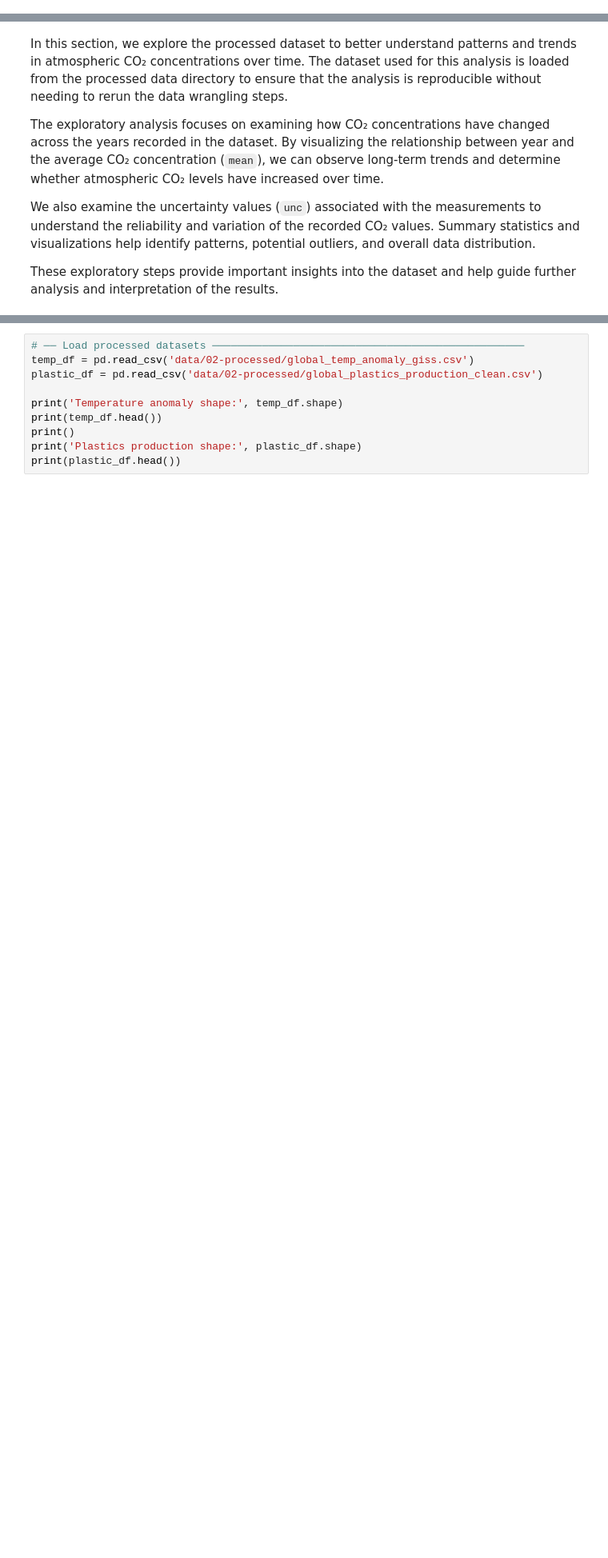
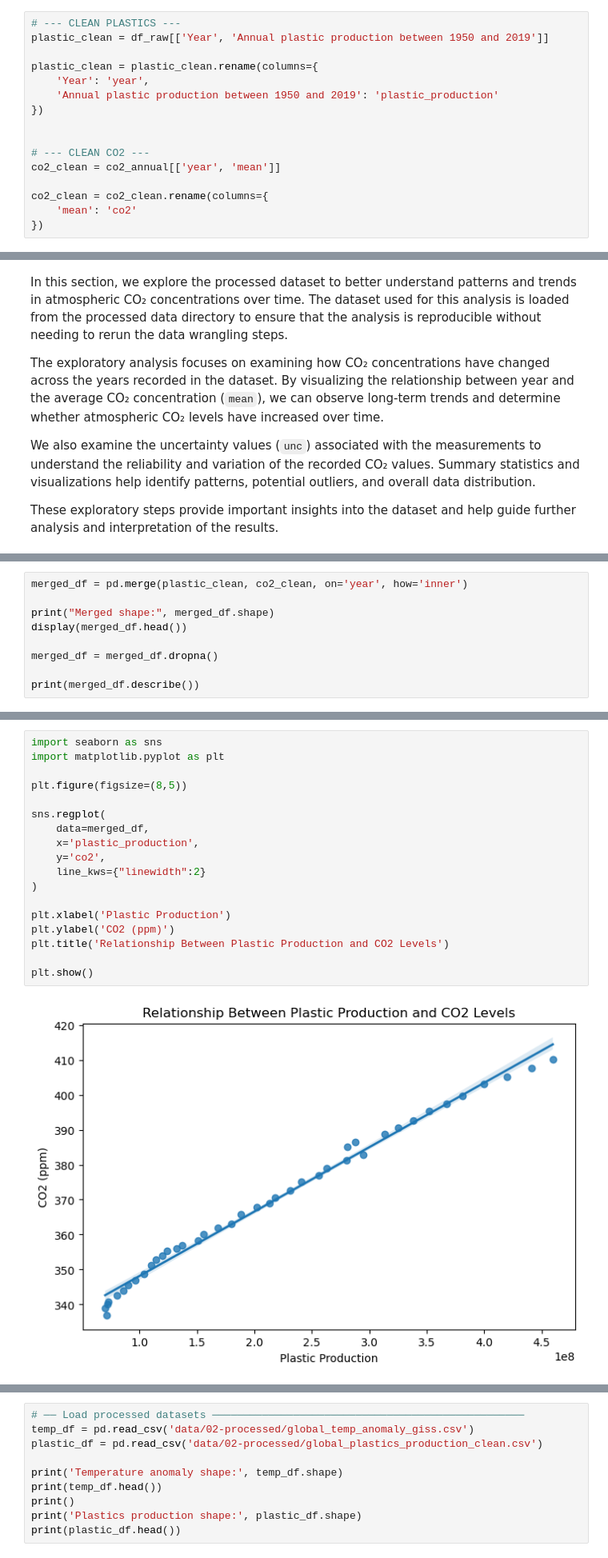
Before and after one commit to COGS108/Group013_WI26, a Jupyter notebook: 03-FinalProject.ipynb, the cells around one changed output, grey strips where cells are left out. Shown at 80% size. Cells and saved outputs as stored; diff of their text form; blank space fills up the shorter version.

```diff
--- a/03-FinalProject.ipynb
+++ b/03-FinalProject.ipynb
@@ -723,0 +690,16 @@ Some more words and stuff.  Remember notebooks work best if you interleave the c
+# %%
+# --- CLEAN PLASTICS ---
+plastic_clean = df_raw[['Year', 'Annual plastic production between 1950 and 2019']]
+
+plastic_clean = plastic_clean.rename(columns={
+    'Year': 'year',
+    'Annual plastic production between 1950 and 2019': 'plastic_production'
+})
+
+
+# --- CLEAN CO2 ---
+co2_clean = co2_annual[['year', 'mean']]
+
+co2_clean = co2_clean.rename(columns={
+    'mean': 'co2'
+})
@@ -898,0 +926,9 @@ These exploratory steps provide important insights into the dataset and help gui
+# %%
+merged_df = pd.merge(plastic_clean, co2_clean, on='year', how='inner')
+
+print("Merged shape:", merged_df.shape)
+display(merged_df.head())
+
+merged_df = merged_df.dropna()
+
+print(merged_df.describe())
@@ -898,0 +954,20 @@ These exploratory steps provide important insights into the dataset and help gui
+# %%
+import seaborn as sns
+import matplotlib.pyplot as plt
+
+plt.figure(figsize=(8,5))
+
+sns.regplot(
+    data=merged_df,
+    x='plastic_production',
+    y='co2',
+    line_kws={"linewidth":2}
+)
+
+plt.xlabel('Plastic Production')
+plt.ylabel('CO2 (ppm)')
+plt.title('Relationship Between Plastic Production and CO2 Levels')
+
+plt.show()
+# %% [output]
+[figure, added]
```
Also changed, not shown: parts of 28 cells of this notebook.
